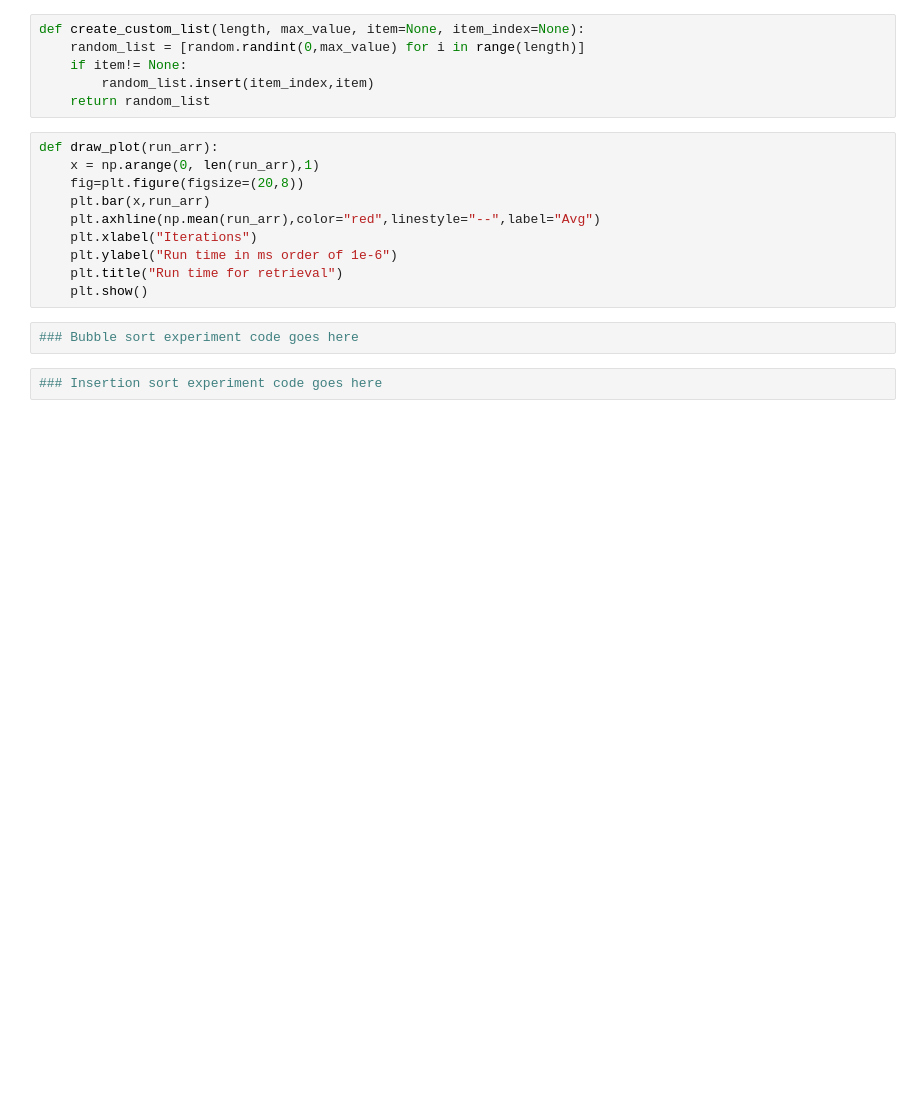
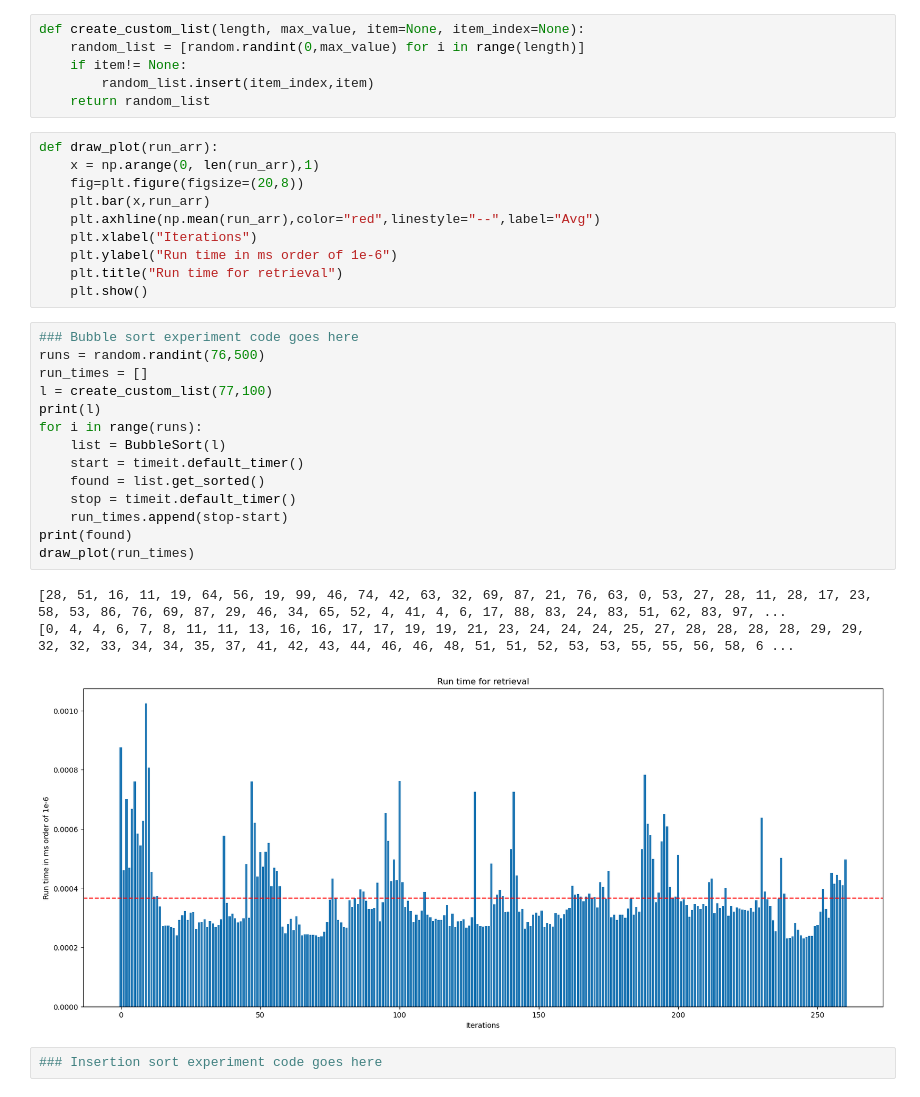
Before and after one commit to saboorah/CS2XC3, a Jupyter notebook: Lab_II.ipynb, the cells around one changed output. Saved outputs shown, nothing was run; the diff lists cells and outputs as text; blank space fills up the shorter version.

Commit message:
bubble sort till a3

```diff
--- a/Lab_II.ipynb
+++ b/Lab_II.ipynb
@@ -101,8 +101,24 @@ def draw_plot(run_arr):
     plt.ylabel("Run time in ms order of 1e-6")
     plt.title("Run time for retrieval")
     plt.show()
-# %%
-### Bubble sort experiment code goes here
+# %%
+### Bubble sort experiment code goes here
+runs = random.randint(76,500)
+run_times = []
+l = create_custom_list(77,100)
+print(l)
+for i in range(runs):
+    list = BubbleSort(l)
+    start = timeit.default_timer()
+    found = list.get_sorted()
+    stop = timeit.default_timer()
+    run_times.append(stop-start)
+print(found)
+draw_plot(run_times)
+# %% [output]
+[28, 51, 16, 11, 19, 64, 56, 19, 99, 46, 74, 42, 63, 32, 69, 87, 21, 76, 63, 0, 53, 27, 28, 11, 28, 17, 23, 58, 53, 86, 76, 69, 87, 29, 46, 34, 65, 52, 4, 41, 4, 6, 17, 88, 83, 24, 83, 51, 62, 83, 97, ...
+[0, 4, 4, 6, 7, 8, 11, 11, 13, 16, 16, 17, 17, 19, 19, 21, 23, 24, 24, 24, 25, 27, 28, 28, 28, 28, 29, 29, 32, 32, 33, 34, 34, 35, 37, 41, 42, 43, 44, 46, 46, 48, 51, 51, 52, 53, 53, 55, 55, 56, 58, 6 ...
+[figure, added]
 # %%
 ### Insertion sort experiment code goes here
 # %%
```
Also changed, not shown: parts of 4 cells of this notebook.
